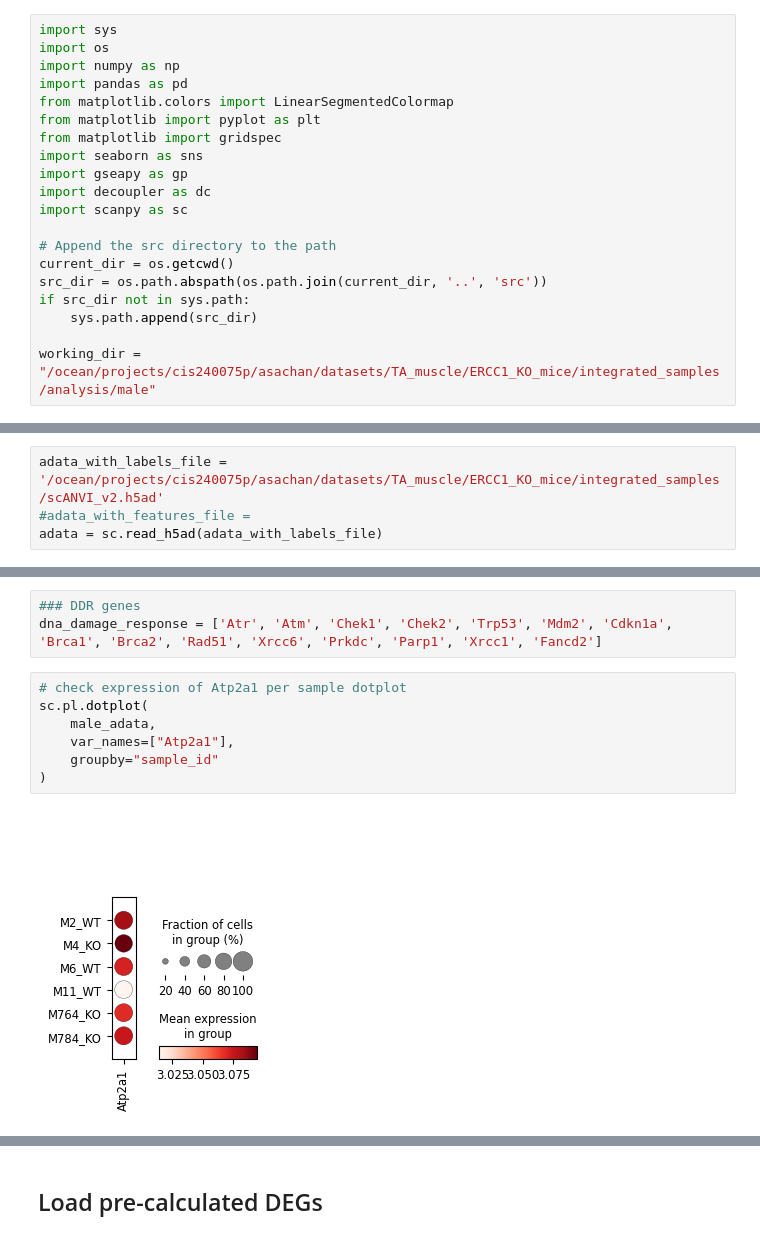
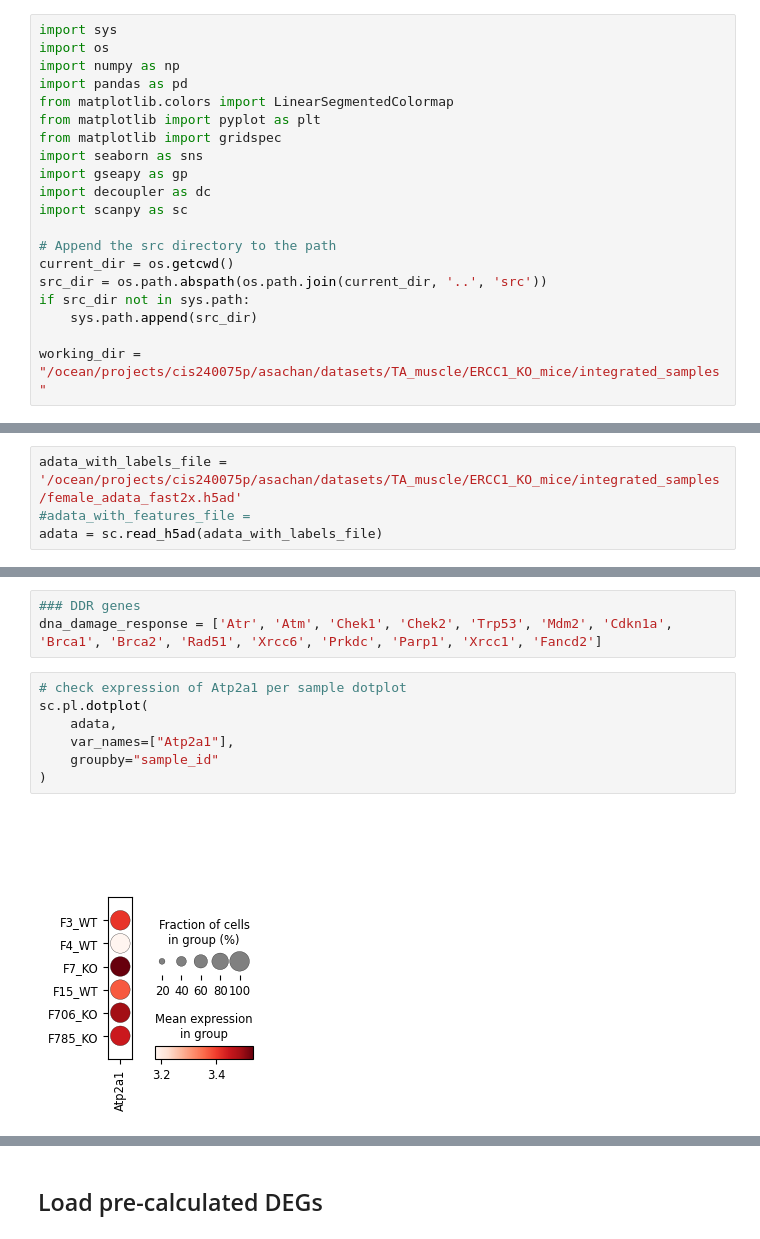
Before and after one commit to akanksha-sachan/TA_muscle_ageing, a Jupyter notebook: py_scripts/DEG_related/DEG_pathway_analysis.ipynb, the cells around one changed output, grey strips where cells are left out. Drawn from its saved outputs; the diff is of its cells as text.

```diff
--- a/py_scripts/DEG_related/DEG_pathway_analysis.ipynb
+++ b/py_scripts/DEG_related/DEG_pathway_analysis.ipynb
@@ -17,11 +17,11 @@ src_dir = os.path.abspath(os.path.join(current_dir, '..', 'src'))
 if src_dir not in sys.path:
     sys.path.append(src_dir)
 
-working_dir = "/ocean/projects/cis240075p/asachan/datasets/TA_muscle/ERCC1_KO_mice/integrated_samples/analysis/male"
+working_dir = "/ocean/projects/cis240075p/asachan/datasets/TA_muscle/ERCC1_KO_mice/integrated_samples"
 # %%
 from deg import *
 # %%
-adata_with_labels_file = '/ocean/projects/cis240075p/asachan/datasets/TA_muscle/ERCC1_KO_mice/integrated_samples/scANVI_v2.h5ad'
+adata_with_labels_file = '/ocean/projects/cis240075p/asachan/datasets/TA_muscle/ERCC1_KO_mice/integrated_samples/female_adata_fast2x.h5ad'
 #adata_with_features_file =
 adata = sc.read_h5ad(adata_with_labels_file)
 # %%
@@ -217,11 +217,11 @@ dna_damage_response = ['Atr', 'Atm', 'Chek1', 'Chek2', 'Trp53', 'Mdm2', 'Cdkn1a'
 # %%
 # check expression of Atp2a1 per sample dotplot
 sc.pl.dotplot(
-    male_adata,
+    adata,
     var_names=["Atp2a1"],
     groupby="sample_id"
 )
 # %% [output]
-[figure, old version]
+[figure, new version]
 # %%
 # Run DEG analysis: KO vs WT for each cell type
```
Also changed, not shown: parts of 4 cells of this notebook, 3 other files.
